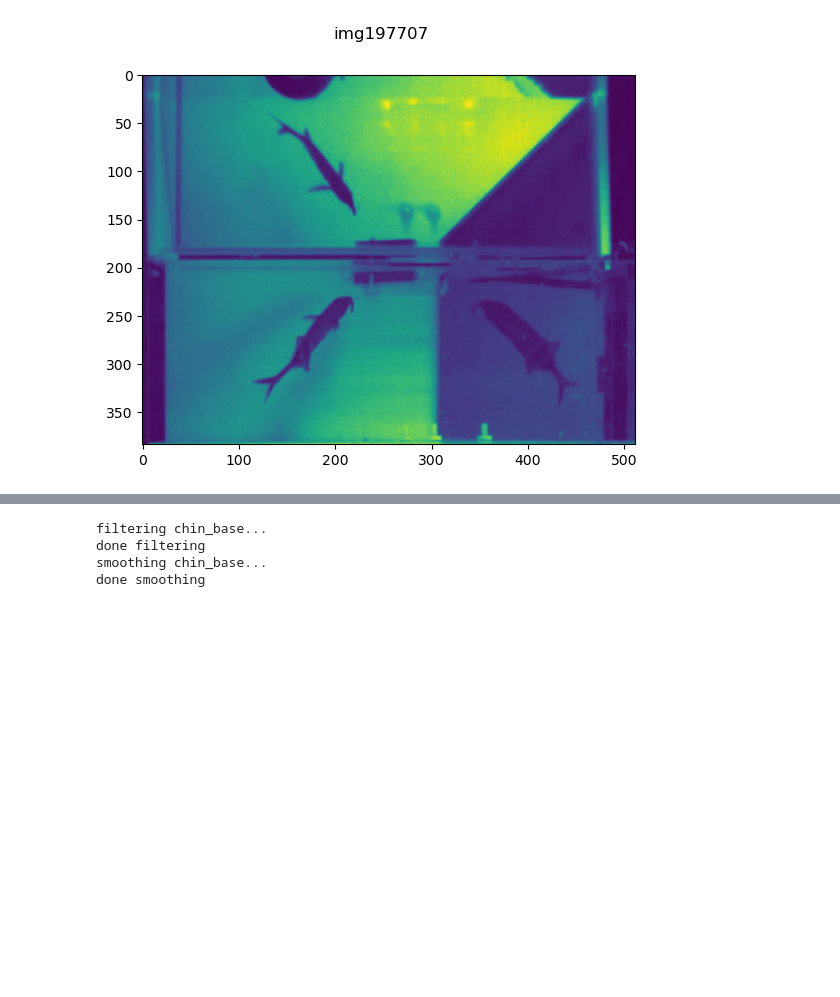
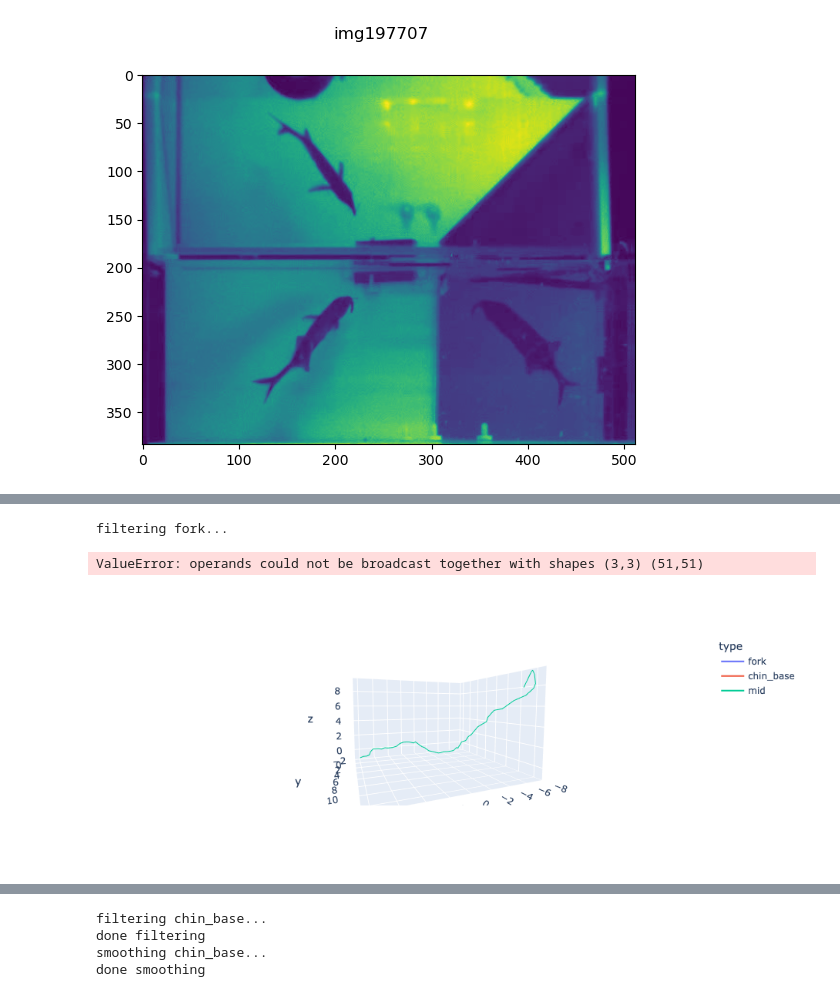
Before and after one commit to erialc-cal/eks, a Jupyter notebook: mirror_fish.ipynb, the cells around one changed output, grey strips where cells are left out. Saved outputs shown, nothing was run; the diff lists cells and outputs as text; code cells hidden in the pictures; blank space fills up the shorter version.

```diff
--- a/mirror_fish.ipynb
+++ b/mirror_fish.ipynb
@@ -506,0 +641,3 @@ def ensemble_kalman_smoother_multi_cam(
+# %%
+keypoint_ensemble_list = ["chin_base","mid","fork"]
+scaled_ensemble_preds, ensemble_pcs, ensemble_pca, ensemble_ex_var = scale_ensemble_keypoints_PCA(keypoint_ensemble_list, camera_names,quantile_keep_pca)
@@ -506,0 +680,47 @@ def ensemble_kalman_smoother_multi_cam(
+# %%
+##### Set values for kalman filter #####
+m0 = np.asarray([0.0, 0.0, 0.0]) # initial state: mean
+
+A = np.asarray([[1.0, 0.0, 0.0], [0.0, 1.0, 0.0], [0.0, 0.0, 1.0]]) #state-transition matrix,
+# Q = np.asarray([[10.0, 0.0, 0.0], [0.0, 10.0, 0.0], [0.0, 0.0, 10.0]]) #state covariance matrix?????
+
+
+C = ensemble_pca.components_.T # Measurement function is inverse transform of PCA
+R = np.eye(ensemble_pca.components_.shape[1]) # placeholder diagonal matrix for ensemble variance
+
+ms = {}
+Vs = {}
+y_m_smooth = {}
+y_v_smooth = {}
+
+for keypoint_ensemble in keypoint_ensemble_list:
+    S0 =  np.asarray([[np.var(z[keypoint_ensemble][:,0]), 0.0, 0.0], [0.0, np.var(z[keypoint_ensemble][:,1]), 0.0], [0.0, 0.0, np.var(good_z_t_obs[:,2])]]) # diagonal: var
+
+    d_t = z[keypoint_ensemble][1:] - z[keypoint_ensemble][:-1]
+    Q = smooth_param*np.cov(d_t.T)
+    print(f"filtering {keypoint_ensemble}...")
+    mf, Vf, S = filtering_pass(y[keypoint_ensemble], m0, S0, C, R, A, Q, ensemble_vars)
+    print(S.shape)
+    print("done filtering")
+    y_m_filt = np.dot(C, mf.T).T
+    y_v_filt = np.swapaxes(np.dot(C, np.dot(Vf, C.T)), 0, 1)
+
+    # Do the smoothing step
+    print(f"smoothing {keypoint_ensemble}...")
+    ms[keypoint_ensemble], Vs[keypoint_ensemble], _ = smooth_backward(y[keypoint_ensemble], mf, Vf, S, A, Q, C)
+    print("done smoothing")
+
+    # Smoothed posterior over y
+    y_m_smooth[keypoint_ensemble] = np.dot(C, ms[keypoint_ensemble].T).T
+    y_v_smooth[keypoint_ensemble] = np.swapaxes(np.dot(C, np.dot(Vs[keypoint_ensemble], C.T)), 0, 1)
+# %% [output]
+filtering fork...
+ValueError: operands could not be broadcast together with shapes (3,3) (51,51)
+# %%
+data = pd.DataFrame({"x":np.concatenate([ms["fork"][:,0],ms["chin_base"][:,0],ms["mid"][:,0]]),"y": np.concatenate([ms["fork"][:,1],ms["chin_base"][:,1],ms["mid"][:,1]]),
+                     "z": np.concatenate([ms["fork"][:,2],ms["chin_base"][:,2],ms["mid"][:,2]]),
+                     "type":["fork" for i in range(len(ms["fork"]))]+["chin_base" for i in range(len(ms["chin_base"]))]+["mid" for i in range(len(ms["mid"]))]})
+fig = px.line_3d(data, x='x', y='y', z='z', color='type')
+fig.show()
+# %% [output]
+[figure, added]
```
Also changed, not shown: parts of 52 cells of this notebook.
